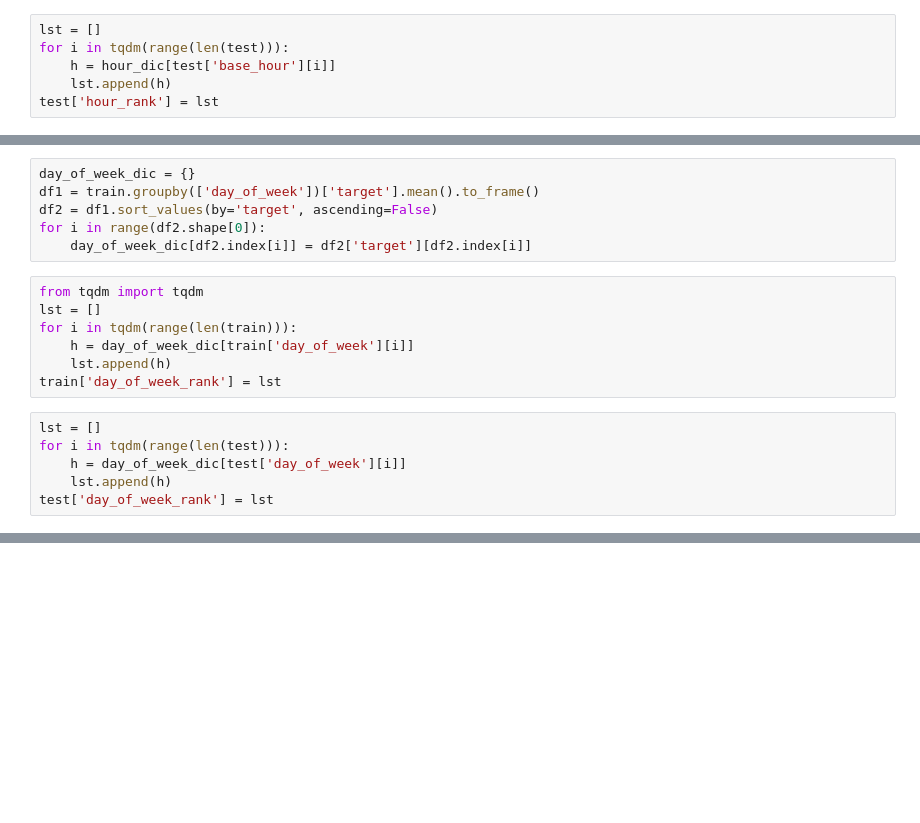
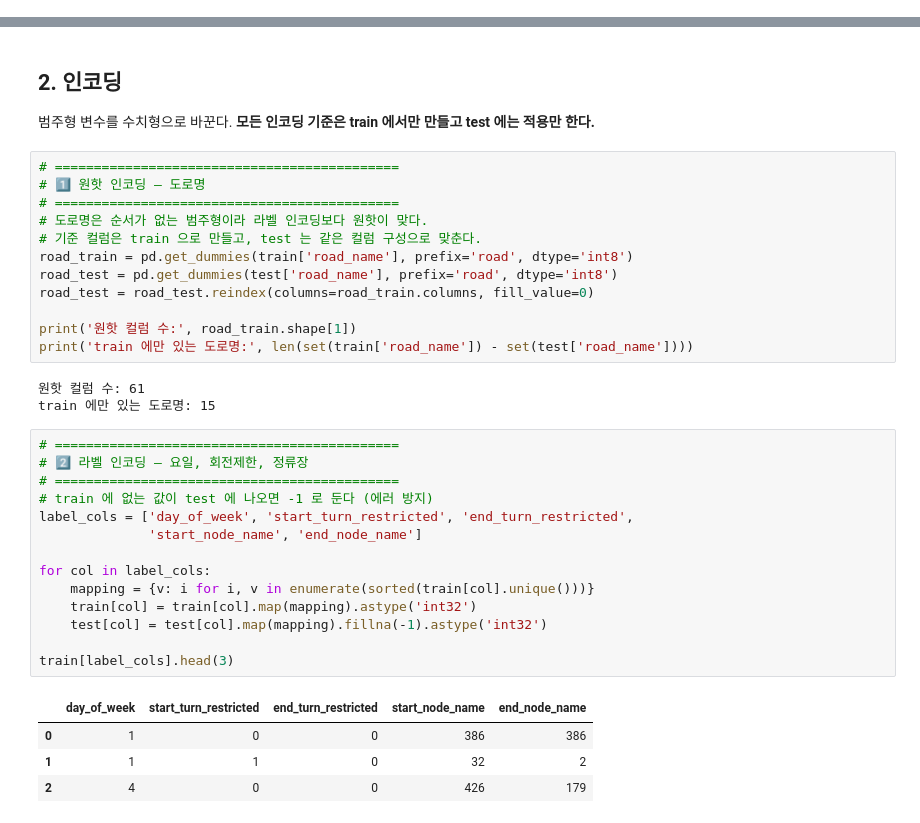
Before and after one commit to CSKY0917/Projects, a Jupyter notebook: 제주도 도로 교통량 예측 AI.ipynb, the cells around one changed output, grey strips where cells are left out. Saved outputs shown, nothing was run; the diff lists cells and outputs as text; blank space fills up the shorter version.

```diff
--- a/제주도 도로 교통량 예측 AI.ipynb
+++ b/제주도 도로 교통량 예측 AI.ipynb
@@ -197,6 +0,0 @@ train['hour_rank'] = lst
-# %%
-lst = []
-for i in tqdm(range(len(test))):
-    h = hour_dic[test['base_hour'][i]]
-    lst.append(h)
-test['hour_rank'] = lst
@@ -205,19 +0,0 @@ test['hour_rank'] = lst
-# %%
-day_of_week_dic = {}
-df1 = train.groupby(['day_of_week'])['target'].mean().to_frame()
-df2 = df1.sort_values(by='target', ascending=False)
-for i in range(df2.shape[0]):
-    day_of_week_dic[df2.index[i]] = df2['target'][df2.index[i]]
-# %%
-from tqdm import tqdm
-lst = []
-for i in tqdm(range(len(train))):
-    h = day_of_week_dic[train['day_of_week'][i]]
-    lst.append(h)
-train['day_of_week_rank'] = lst
-# %%
-lst = []
-for i in tqdm(range(len(test))):
-    h = day_of_week_dic[test['day_of_week'][i]]
-    lst.append(h)
-test['day_of_week_rank'] = lst
@@ -459,0 +87,38 @@ sample_submission
+# %% [markdown]
+## 2. 인코딩
+
+범주형 변수를 수치형으로 바꾼다. **모든 인코딩 기준은 train 에서만 만들고 test 에는 적용만 한다.**
+# %%
+# ============================================
+# 1️⃣ 원핫 인코딩 — 도로명
+# ============================================
+# 도로명은 순서가 없는 범주형이라 라벨 인코딩보다 원핫이 맞다.
+# 기준 컬럼은 train 으로 만들고, test 는 같은 컬럼 구성으로 맞춘다.
+road_train = pd.get_dummies(train['road_name'], prefix='road', dtype='int8')
+road_test = pd.get_dummies(test['road_name'], prefix='road', dtype='int8')
+road_test = road_test.reindex(columns=road_train.columns, fill_value=0)
+
+print('원핫 컬럼 수:', road_train.shape[1])
+print('train 에만 있는 도로명:', len(set(train['road_name']) - set(test['road_name'])))
+# %% [output]
+원핫 컬럼 수: 61
+train 에만 있는 도로명: 15
+# %%
+# ============================================
+# 2️⃣ 라벨 인코딩 — 요일, 회전제한, 정류장
+# ============================================
+# train 에 없는 값이 test 에 나오면 -1 로 둔다 (에러 방지)
+label_cols = ['day_of_week', 'start_turn_restricted', 'end_turn_restricted',
+              'start_node_name', 'end_node_name']
+
+for col in label_cols:
+    mapping = {v: i for i, v in enumerate(sorted(train[col].unique()))}
+    train[col] = train[col].map(mapping).astype('int32')
+    test[col] = test[col].map(mapping).fillna(-1).astype('int32')
+
+train[label_cols].head(3)
+# %% [output]
+|  | day_of_week | start_turn_restricted | end_turn_restricted | start_node_name | end_node_name |
+| 0 | 1 | 0 | 0 | 386 | 386 |
+| 1 | 1 | 1 | 0 | 32 | 2 |
+| 2 | 4 | 0 | 0 | 426 | 179 |
```
Also changed, not shown: parts of 91 cells of this notebook.
